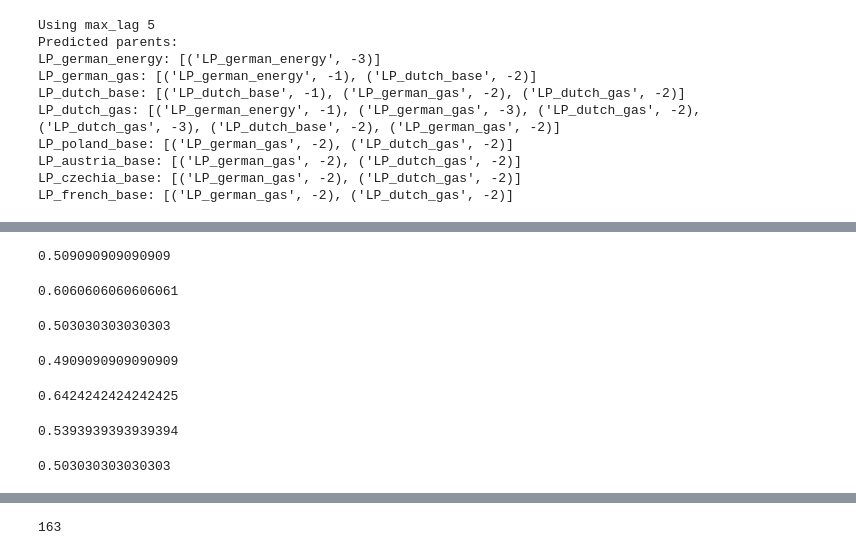
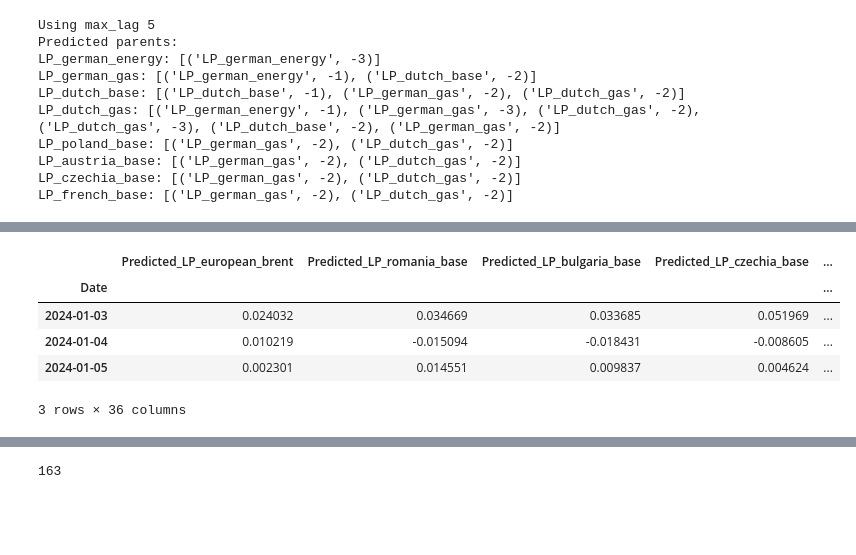
Before and after one commit to gruberjulius/Capstone_Project, a Jupyter notebook: notebooks/Causal_Energy_Trading.ipynb, the cells around one changed output, grey strips where cells are left out. Saved outputs shown, nothing was run; the diff lists cells and outputs as text; code cells hidden in the pictures; blank space fills up the shorter version.

```diff
--- a/notebooks/Causal_Energy_Trading.ipynb
+++ b/notebooks/Causal_Energy_Trading.ipynb
@@ -857,0 +570,2 @@ relations
+# %%
+result, graph_est = output_causal_relations_pcmci(return_df, return_df.columns,'2021-01-01','2022-12-31',0.05,5)
@@ -903,32 +667,13 @@ np.sum(predictions_vs_actuals[['Predicted_LP_german_energy']].values*predictions
-# %%
-np.sum(predictions_vs_actuals[['Predicted_LP_german_gas']].values*predictions_vs_actuals[['Actual_LP_german_gas']].values > 0)/len(predictions_vs_actuals)
-# %% [output]
-0.509090909090909
-# %%
-np.sum(predictions_vs_actuals[['Predicted_LP_dutch_base']].values*predictions_vs_actuals[['Actual_LP_dutch_base']].values > 0)/len(predictions_vs_actuals)
-# %% [output]
-0.6060606060606061
-# %%
-np.sum(predictions_vs_actuals[['Predicted_LP_dutch_gas']].values*predictions_vs_actuals[['Actual_LP_dutch_gas']].values > 0)/len(predictions_vs_actuals)
-# %% [output]
-0.503030303030303
-# %%
-np.sum(predictions_vs_actuals[['Predicted_LP_poland_base']].values*predictions_vs_actuals[['Actual_LP_poland_base']].values > 0)/len(predictions_vs_actuals)
-# %% [output]
-0.4909090909090909
-# %%
-np.sum(predictions_vs_actuals[['Predicted_LP_austria_base']].values*predictions_vs_actuals[['Actual_LP_austria_base']].values > 0)/len(predictions_vs_actuals)
-# %% [output]
-0.6424242424242425
-# %%
-np.sum(predictions_vs_actuals[['Predicted_LP_czechia_base']].values*predictions_vs_actuals[['Actual_LP_czechia_base']].values > 0)/len(predictions_vs_actuals)
-# %% [output]
-0.5393939393939394
-# %%
-np.sum(predictions_vs_actuals[['Predicted_LP_french_base']].values*predictions_vs_actuals[['Actual_LP_french_base']].values > 0)/len(predictions_vs_actuals)
-# %% [output]
-0.503030303030303
 # %%
 predictions_vs_actuals = predictions_vs_actuals[1:]
+# %%
+predictions_vs_actuals.head(3)
+# %% [output]
+|  | Predicted_LP_european_brent | Predicted_LP_romania_base | Predicted_LP_bulgaria_base | Predicted_LP_czechia_base | ... |
+| Date |  |  |  |  | ... |
+| 2024-01-03 | 0.024032 | 0.034669 | 0.033685 | 0.051969 | ... |
+| 2024-01-04 | 0.010219 | -0.015094 | -0.018431 | -0.008605 | ... |
+| 2024-01-05 | 0.002301 | 0.014551 | 0.009837 | 0.004624 | ... |
+3 rows × 36 columns
 # %%
 predictions_vs_actuals =  predictions_vs_actuals[predictions_vs_actuals.index!='2024-04-02']
```
Also changed, not shown: parts of 43 cells of this notebook, 7 other files.
